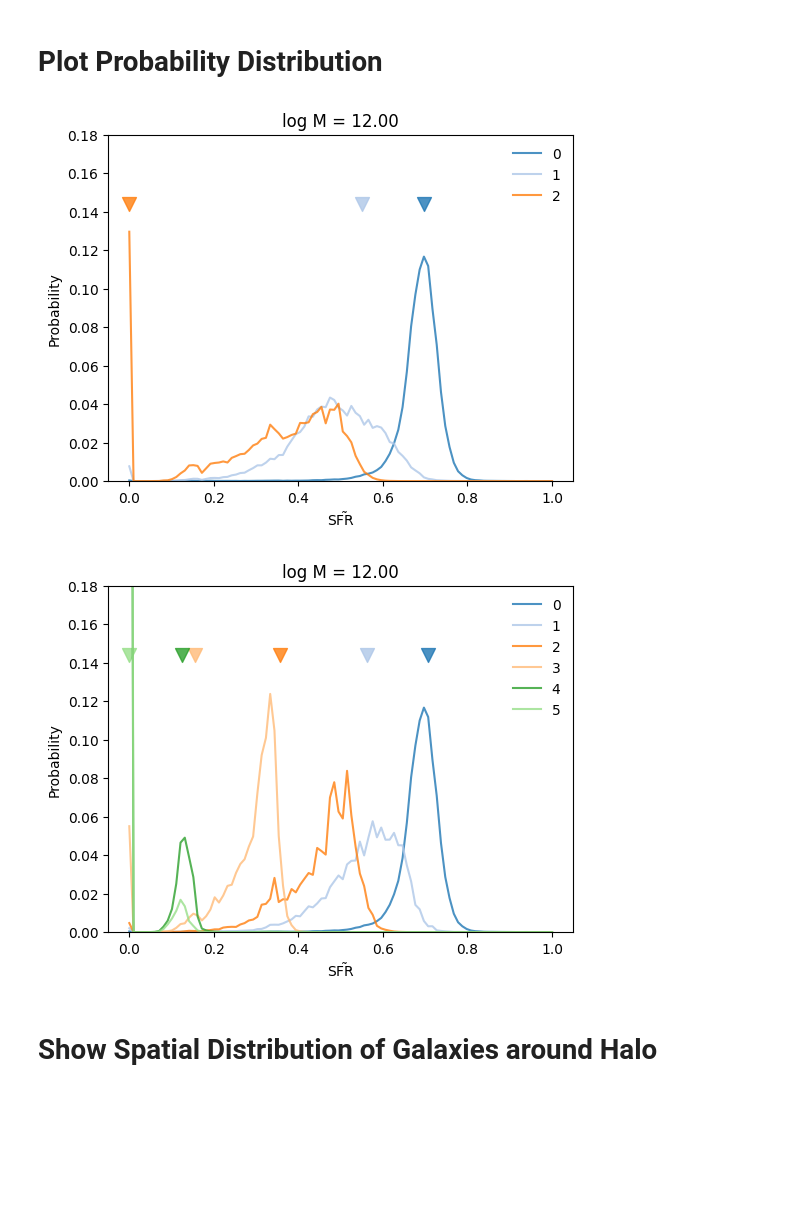
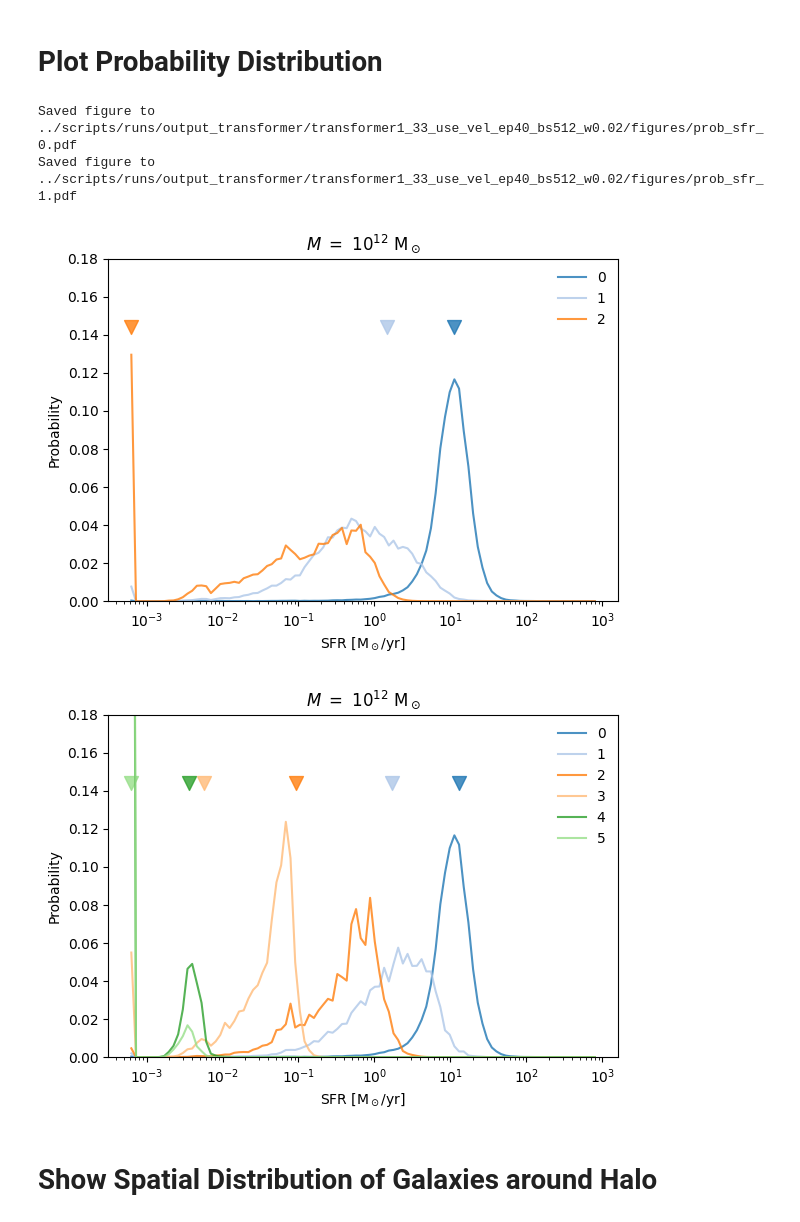
Before and after one commit to knmoriwaki/cosmoglint, a Jupyter notebook: notebooks/plot_transformer.ipynb, the cells around one changed output. Drawn from its saved outputs; the diff is of its cells as text; code cells hidden in the pictures; blank space fills up the shorter version.

```diff
--- a/notebooks/plot_transformer.ipynb
+++ b/notebooks/plot_transformer.ipynb
@@ -11,11 +11,11 @@ from tqdm import tqdm
 import torch
 
 from lim_mock_generator.utils.training_utils import MyDataset
-from lim_mock_generator.model.transformer import my_model
+from lim_mock_generator.model.transformer import transformer_model
 
 from matplotlib.colors import LogNorm
 
-gpu_id = 0
+gpu_id = 1
 device = torch.device("cuda:{:d}".format(gpu_id) if torch.cuda.is_available() else "cpu")
 
 def plot_running_mean(x, value, window_size, show_diff=False, **kwargs):
@@ -41,6 +41,8 @@ def my_savefig(fout):
     print(f"Saved figure to {fout}")
 
 param_names = [r"$\tilde{\rm SFR}$", r"$\tilde{d}$", r"$\tilde{v}_r$", r"$\tilde{v}_\theta$"]
+param_names = [r"$\rm SFR \ [M_\odot /yr]$", r"$\tilde{d}$", r"$\tilde{v}_r$", r"$\tilde{v}_\theta$"]
+
 param_labels = ["sfr", "d", "vr", "vt"]
 
 base_dir = "../scripts/runs/output_transformer"
@@ -89,7 +91,7 @@ norm_params = np.array(opt.norm_params)
 xmin, xmax = norm_params[:, 0], norm_params[:,1]
 
 ### load model
-model = my_model(opt)
+model = transformer_model(opt)
 model.to(device)
 
 model.load_state_dict(torch.load("{}/model.pth".format(model_dir)))
@@ -127,6 +129,14 @@ def show_prob(prob, generated, length, iparam=0, title=None, ylim=(0, 0.18), log
     plt.figure(figsize=(6, 4.5))
     plt.title(title)
 
+    val_phys = np.linspace(0, 1, opt.num_features_out) * (xmax[iparam+1] - xmin[iparam+1]) + xmin[iparam+1]
+    gen_phys = generated[:,iparam] * (xmax[iparam+1] - xmin[iparam+1]) + xmin[iparam+1]
+
+    if iparam != 2:
+        val_phys = 10 ** val_phys
+        gen_phys = 10 ** gen_phys
+        plt.xscale("log")
+
     for k in range(length+1):
         label = f"{k}"
         if k == 0 and ( iparam == 1 or iparam == 2 ):
@@ -134,8 +144,8 @@ def show_prob(prob, generated, length, iparam=0, title=None, ylim=(0, 0.18), log
         if k != 0 and iparam != 0:
             prob[k,iparam,0] = 0.0
         prob[k,iparam,:] /= prob[k,iparam,:].sum()
-        plt.plot(np.linspace(0, 1, opt.num_features_out), prob[k,iparam], label=label, color=colors[k], alpha=0.8)
-        plt.scatter(generated[k,iparam], ylim[1]*0.8, marker="v", color=colors[k], s=100, alpha=0.8)
+        plt.plot(val_phys, prob[k,iparam], label=label, color=colors[k], alpha=0.8)
+        plt.scatter(gen_phys[k], ylim[1]*0.8, marker="v", color=colors[k], s=100, alpha=0.8)
 
     if log_scale:
         plt.yscale("log")
@@ -145,7 +155,7 @@ def show_prob(prob, generated, length, iparam=0, title=None, ylim=(0, 0.18), log
     plt.ylabel("Probability")
     plt.legend(frameon=False)
 
-    plt.savefig("{}/prob_{}_{:d}.pdf".format(output_dir, param_labels[iparam], i))
+    my_savefig("{}/prob_{}_{:d}.pdf".format(output_dir, param_labels[iparam], i))
 
 ## Quick check of the output and probability
 seed = 123
@@ -170,36 +180,38 @@ def calc_length(x, ref_param=0, skip_length=1):
 
 x_test_physical_unit = 12.00
 x_test = ( x_test_physical_unit - xmin[0] ) / ( xmax[0] - xmin[0] )
 x_test = [ x_test ] * 100
 x_test = torch.tensor(x_test, dtype=torch.float32).to(device)
 generated_test, prob = model.generate(x_test, prob_threshold=1e-5, max_ids=max_ids)
 generated_test = generated_test.detach().cpu().numpy()
 prob = prob.detach().cpu().numpy()
 
 length_generated_test = calc_length(generated_test)
 
 for i, (x, g) in enumerate(zip(x_test, generated_test)):
     for iparam in [0]: #range(opt.num_features_in):
         """
         print(f"{x.item():.4f}: ", end="")
         for j, gg in enumerate(g[:,iparam]):
             print(f"{gg:.4f} ", end="")
             if j == length_generated_test[i]:
                 break
 
         print("| ")
         """
 
         if i < 2:
             if iparam == 0:
-                title = "log M = {:.2f}".format(x_test_physical_unit)
+                title = r"$M\  =\ 10^{%.0f}\ \rm M_\odot$" % (x_test_physical_unit)
             else:
                 title = None
 
             show_prob(prob[i], g, length_generated_test[i], iparam=iparam, title=title) #, log_scale=True)
 # %% [output]
+Saved figure to ../scripts/runs/output_transformer/transformer1_33_use_vel_ep40_bs512_w0.02/figures/prob_sfr_0.pdf
+Saved figure to ../scripts/runs/output_transformer/transformer1_33_use_vel_ep40_bs512_w0.02/figures/prob_sfr_1.pdf
-[figure, old version]
+[figure, new version]
-[figure, old version]
+[figure, new version]
 # %% [markdown]
 # Show Spatial Distribution of Galaxies around Halo
 # %%
```
Also changed, not shown: parts of 8 cells of this notebook, 14 other files.
